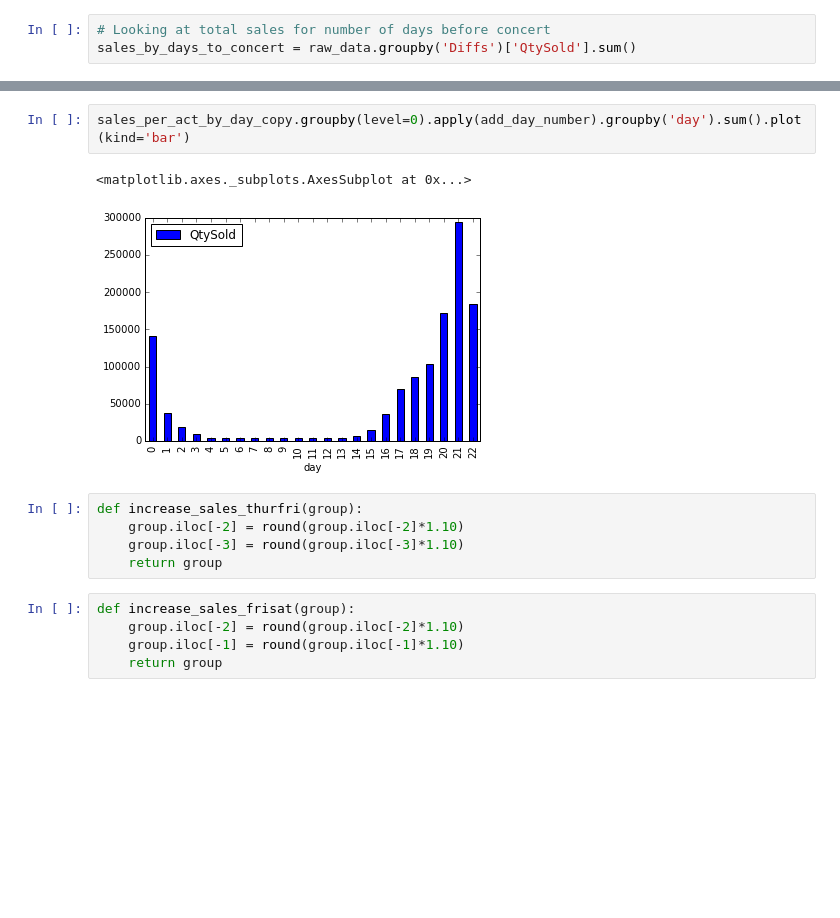
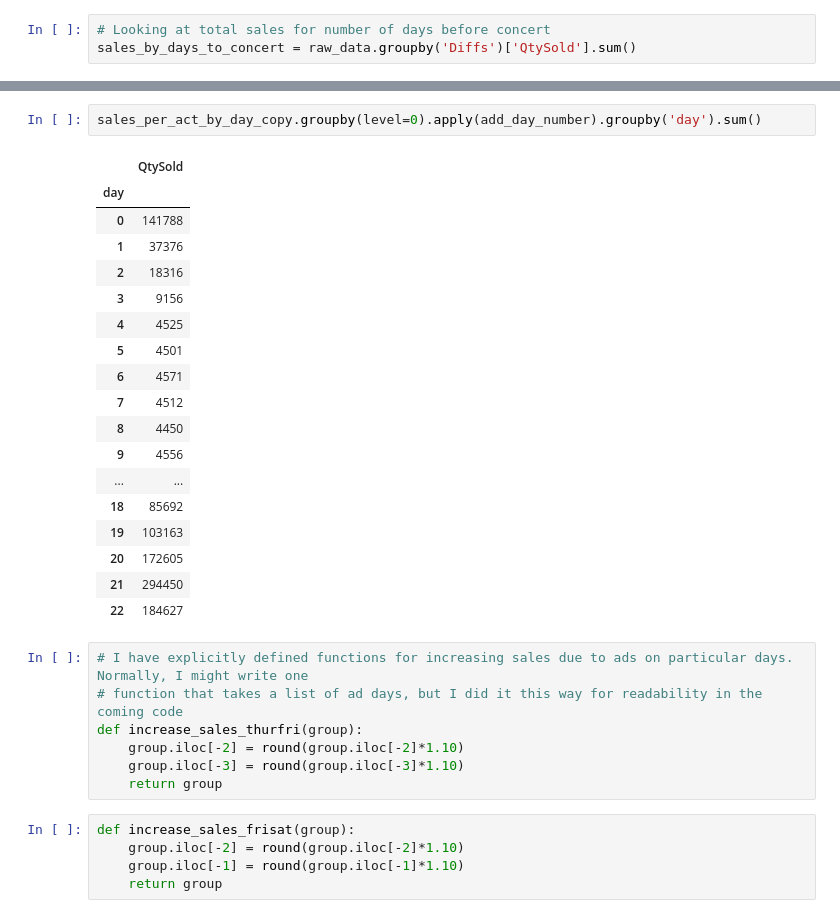
Before and after one commit to aaronsutton/concertsales, a Jupyter notebook: challenge.ipynb, the cells around one changed output, grey strips where cells are left out. Cells and saved outputs as stored; diff of their text form; blank space fills up the shorter version.

```diff
--- a/challenge.ipynb
+++ b/challenge.ipynb
@@ -321,9 +354,27 @@ def add_day_number(group):
 # %%
-sales_per_act_by_day_copy.groupby(level=0).apply(add_day_number).groupby('day').sum().plot(kind='bar')
+sales_per_act_by_day_copy.groupby(level=0).apply(add_day_number).groupby('day').sum()
 # %% [output]
-<matplotlib.axes._subplots.AxesSubplot at 0x...>
-[figure, removed]
+|  | QtySold |
+| day |  |
+| 0 | 141788 |
+| 1 | 37376 |
+| 2 | 18316 |
+| 3 | 9156 |
+| 4 | 4525 |
+| 5 | 4501 |
+| 6 | 4571 |
+| 7 | 4512 |
+| 8 | 4450 |
+| 9 | 4556 |
+| ... | ... |
+| 18 | 85692 |
+| 19 | 103163 |
+| 20 | 172605 |
+| 21 | 294450 |
+| 22 | 184627 |
 # %%
+# I have explicitly defined functions for increasing sales due to ads on particular days. Normally, I might write one
+# function that takes a list of ad days, but I did it this way for readability in the coming code
 def increase_sales_thurfri(group):
     group.iloc[-2] = round(group.iloc[-2]*1.10)
     group.iloc[-3] = round(group.iloc[-3]*1.10)
```
Also changed, not shown: parts of 56 cells of this notebook.
